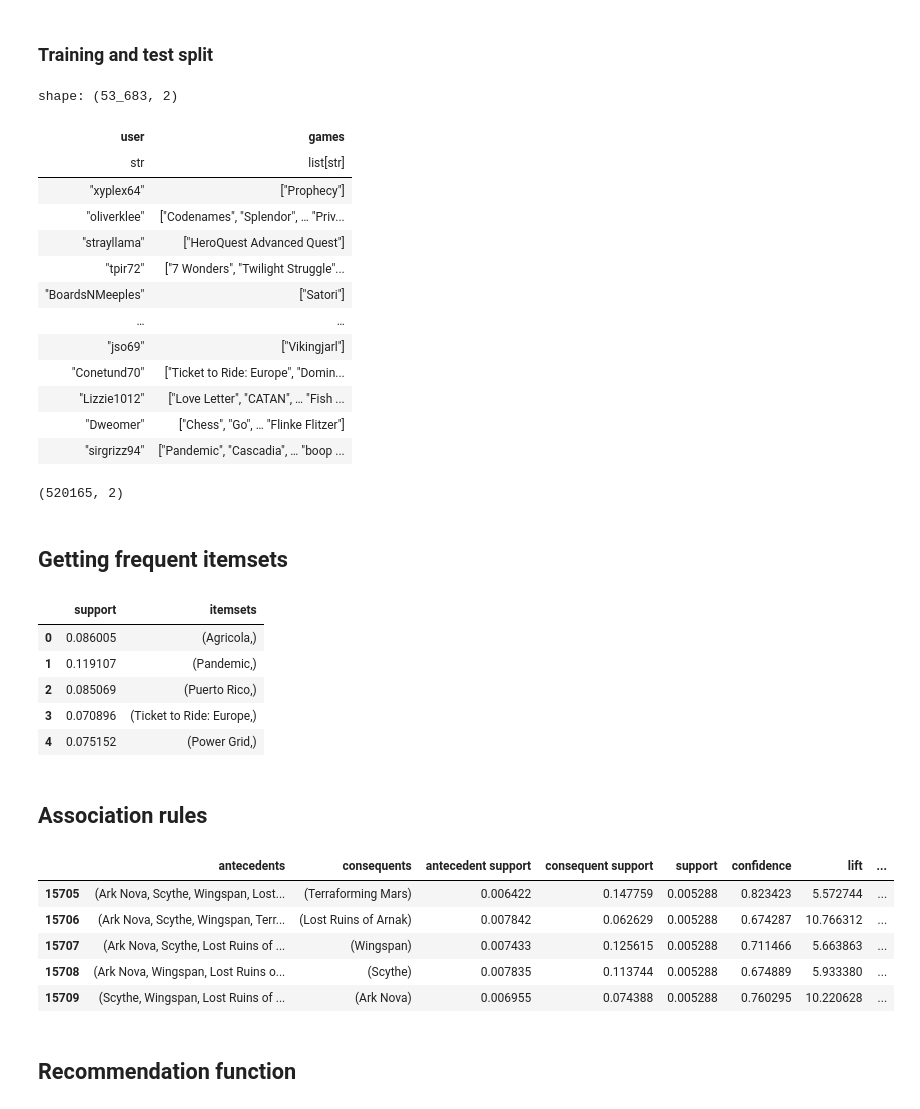
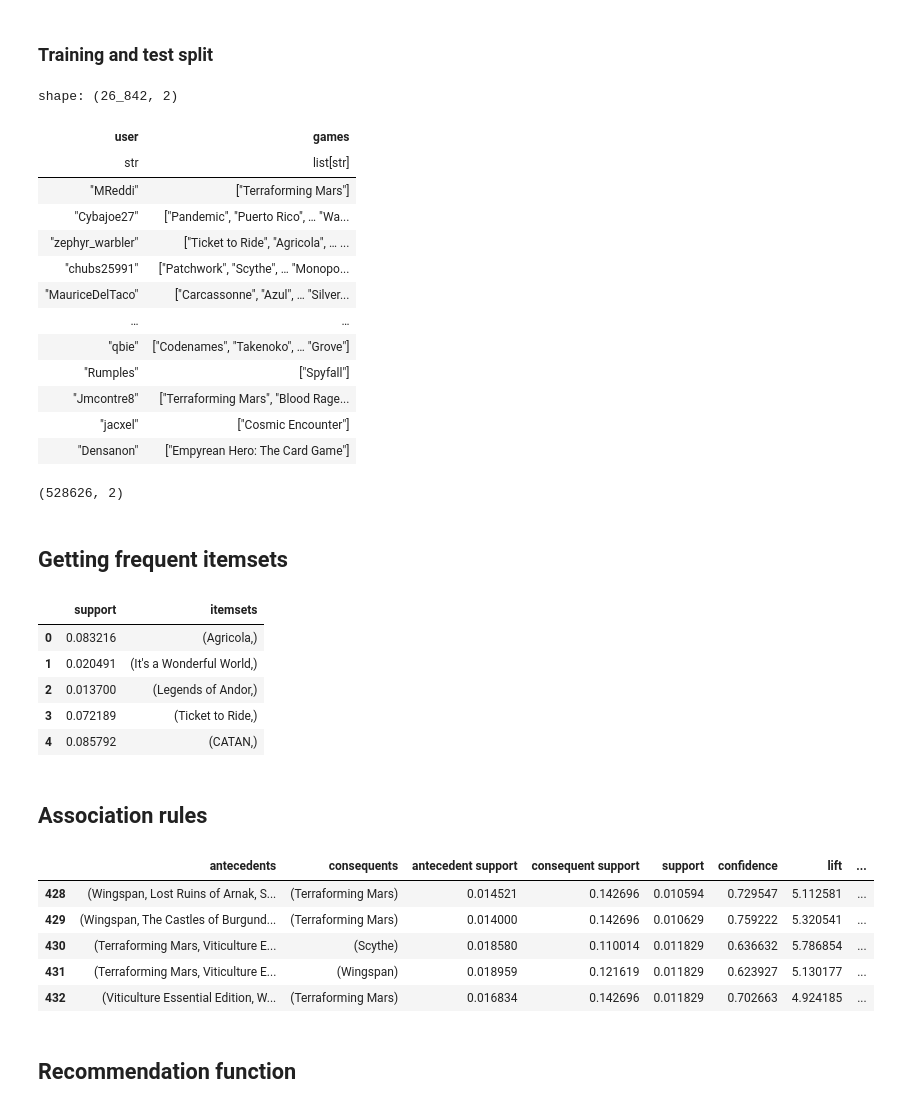
Before and after one commit to OskarKocjancic/02807_2025_group_29, a Jupyter notebook: frequent_itemsets.ipynb, the cells around one changed output. Saved outputs shown, nothing was run; the diff lists cells and outputs as text; code cells hidden in the pictures.

```diff
--- a/frequent_itemsets.ipynb
+++ b/frequent_itemsets.ipynb
@@ -55,22 +57,22 @@ baskets = (
 ### Training and test split
 # %%
 # might be worth trying a 30/70 split and compare the performance
-baskets_train = baskets.head(int(0.9 * len(baskets)))
-baskets_test = baskets.tail(len(baskets) - int(0.9 * len(baskets)))
+baskets_train = baskets.head(int(0.95 * len(baskets)))
+baskets_test = baskets.tail(len(baskets) - int(0.95 * len(baskets)))
 baskets_test
 # %% [output]
-shape: (53_683, 2)
+shape: (26_842, 2)
 | user | games |
 | str | list[str] |
-| "xyplex64" | ["Prophecy"] |
-| "oliverklee" | ["Codenames", "Splendor", … "Priv... |
-| "strayllama" | ["HeroQuest Advanced Quest"] |
-| "tpir72" | ["7 Wonders", "Twilight Struggle"... |
-| "BoardsNMeeples" | ["Satori"] |
+| "MReddi" | ["Terraforming Mars"] |
+| "Cybajoe27" | ["Pandemic", "Puerto Rico", … "Wa... |
+| "zephyr_warbler" | ["Ticket to Ride", "Agricola", … ... |
+| "chubs25991" | ["Patchwork", "Scythe", … "Monopo... |
+| "MauriceDelTaco" | ["Carcassonne", "Azul", … "Silver... |
 | … | … |
-| "jso69" | ["Vikingjarl"] |
-| "Conetund70" | ["Ticket to Ride: Europe", "Domin... |
-| "Lizzie1012" | ["Love Letter", "CATAN", … "Fish ... |
-| "Dweomer" | ["Chess", "Go", … "Flinke Flitzer"] |
-| "sirgrizz94" | ["Pandemic", "Cascadia", … "boop ... |
+| "qbie" | ["Codenames", "Takenoko", … "Grove"] |
+| "Rumples" | ["Spyfall"] |
+| "Jmcontre8" | ["Terraforming Mars", "Blood Rage... |
+| "jacxel" | ["Cosmic Encounter"] |
+| "Densanon" | ["Empyrean Hero: The Card Game"] |
 # %%
@@ -88,7 +89,7 @@ baskets_train = pd.concat([baskets_train, baskets_test_training], ignore_index=T
 # %%
 baskets_train.shape
 # %% [output]
-(520165, 2)
+(528626, 2)
 # %% [markdown]
 ## Getting frequent itemsets
 # %%
@@ -114,11 +115,11 @@ itemsets_df = pd.DataFrame(itemsets_dict)
 itemsets_df.head()
 # %% [output]
 |  | support | itemsets |
-| 0 | 0.086005 | (Agricola,) |
-| 1 | 0.119107 | (Pandemic,) |
-| 2 | 0.085069 | (Puerto Rico,) |
-| 3 | 0.070896 | (Ticket to Ride: Europe,) |
-| 4 | 0.075152 | (Power Grid,) |
+| 0 | 0.083216 | (Agricola,) |
+| 1 | 0.020491 | (It's a Wonderful World,) |
+| 2 | 0.013700 | (Legends of Andor,) |
+| 3 | 0.072189 | (Ticket to Ride,) |
+| 4 | 0.085792 | (CATAN,) |
 # %% [markdown]
 ## Association rules
 # %%
@@ -126,11 +127,11 @@ rules = fp.association_rules(itemsets_df, metric="confidence", min_threshold=0.6
 rules.tail()
 # %% [output]
 |  | antecedents | consequents | antecedent support | consequent support | support | confidence | lift | ... |
-| 15705 | (Ark Nova, Scythe, Wingspan, Lost... | (Terraforming Mars) | 0.006422 | 0.147759 | 0.005288 | 0.823423 | 5.572744 | ... |
-| 15706 | (Ark Nova, Scythe, Wingspan, Terr... | (Lost Ruins of Arnak) | 0.007842 | 0.062629 | 0.005288 | 0.674287 | 10.766312 | ... |
-| 15707 | (Ark Nova, Scythe, Lost Ruins of ... | (Wingspan) | 0.007433 | 0.125615 | 0.005288 | 0.711466 | 5.663863 | ... |
-| 15708 | (Ark Nova, Wingspan, Lost Ruins o... | (Scythe) | 0.007835 | 0.113744 | 0.005288 | 0.674889 | 5.933380 | ... |
-| 15709 | (Scythe, Wingspan, Lost Ruins of ... | (Ark Nova) | 0.006955 | 0.074388 | 0.005288 | 0.760295 | 10.220628 | ... |
+| 428 | (Wingspan, Lost Ruins of Arnak, S... | (Terraforming Mars) | 0.014521 | 0.142696 | 0.010594 | 0.729547 | 5.112581 | ... |
+| 429 | (Wingspan, The Castles of Burgund... | (Terraforming Mars) | 0.014000 | 0.142696 | 0.010629 | 0.759222 | 5.320541 | ... |
+| 430 | (Terraforming Mars, Viticulture E... | (Scythe) | 0.018580 | 0.110014 | 0.011829 | 0.636632 | 5.786854 | ... |
+| 431 | (Terraforming Mars, Viticulture E... | (Wingspan) | 0.018959 | 0.121619 | 0.011829 | 0.623927 | 5.130177 | ... |
+| 432 | (Viticulture Essential Edition, W... | (Terraforming Mars) | 0.016834 | 0.142696 | 0.011829 | 0.702663 | 4.924185 | ... |
 # %% [markdown]
 ## Recommendation function
 # %%
```
Also changed, not shown: parts of 11 cells of this notebook.
